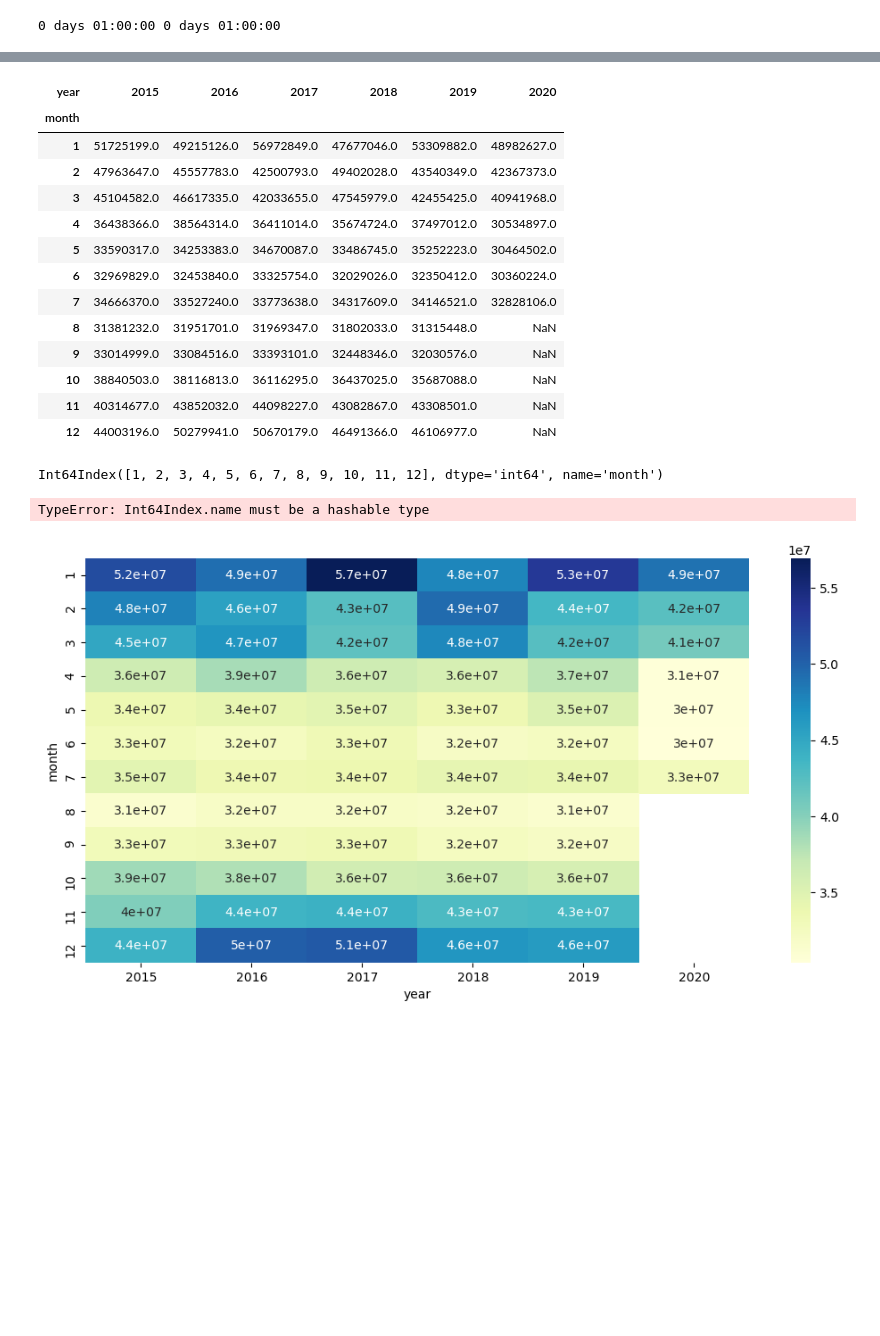
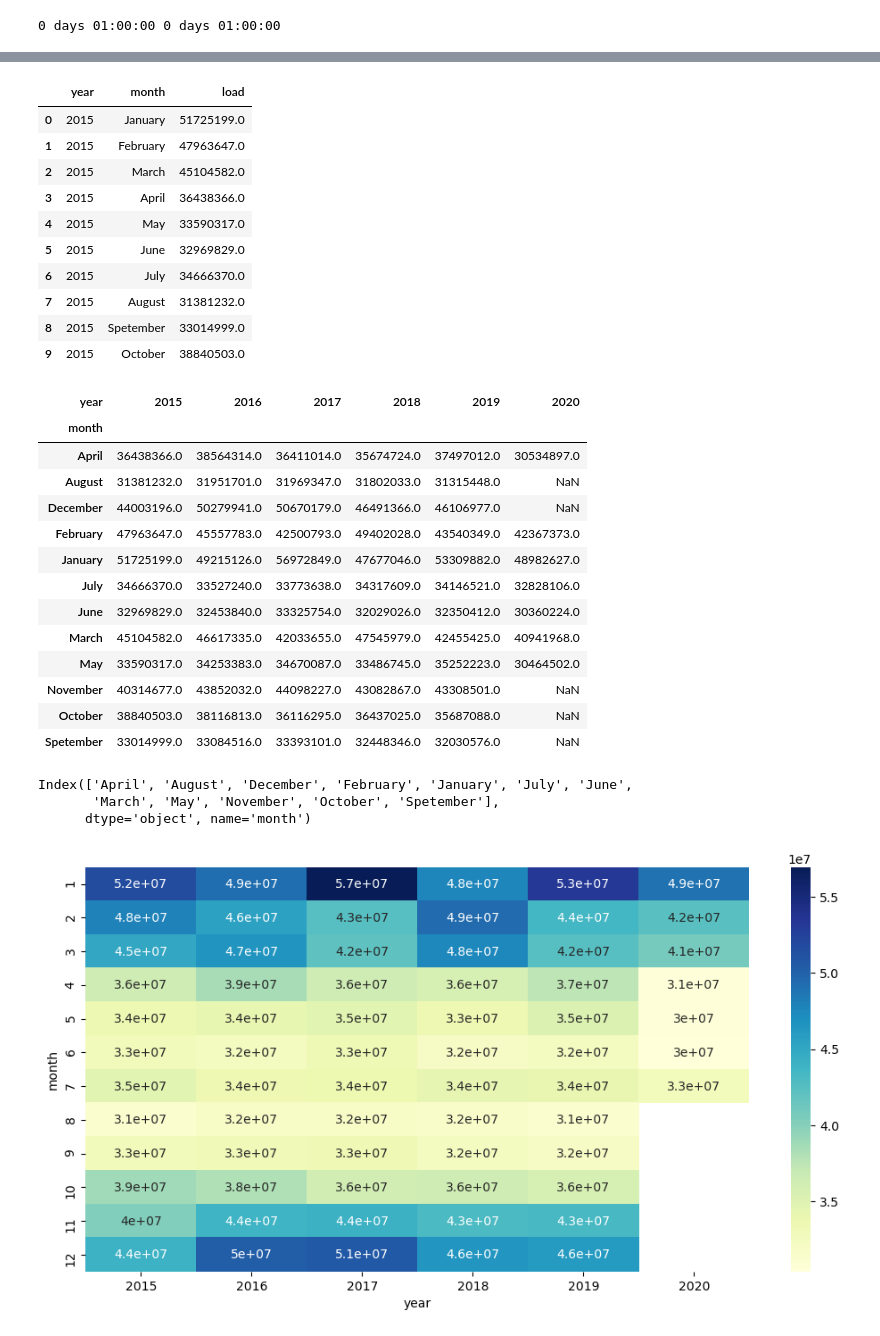
Before and after one commit to AndreaEPFL/Vizies, a Jupyter notebook: First overview_Project.ipynb, the cells around one changed output, grey strips where cells are left out. Cells and saved outputs as stored; diff of their text form; code cells hidden in the pictures; blank space fills up the shorter version.

```diff
--- a/First overview_Project.ipynb
+++ b/First overview_Project.ipynb
@@ -105,34 +94,44 @@ display(nrj_FRANCE.head(10))
 # %%
-nrj_FRANCE_month = pd.DataFrame(nrj_FRANCE.groupby(['year', 'month']).sum())
+nrj_FRANCE_month = pd.DataFrame(nrj_FRANCE[['year', 'month', 'load']].groupby(['year', 'month']).sum())
 
 nrj_FRANCE_month = nrj_FRANCE_month.reset_index()
+nrj_FRANCE_month = nrj_FRANCE_month.replace({"month": month_dict})
+display(nrj_FRANCE_month.head(10))
+
 nrj_FRANCE_month = nrj_FRANCE_month.pivot(index = 'month', columns = 'year', values='load')
 
 display(nrj_FRANCE_month)
 
-nrj_FRANCE_month.index = nrj_FRANCE_month.index.astype(int)
-
 display(nrj_FRANCE_month.index)
-
-nrj_FRANCE_month.index.rename(month_dict)
-display(nrj_FRANCE_month)
 # %% [output]
-| year | 2015 | 2016 | 2017 | 2018 | 2019 | 2020 |
-| month |  |  |  |  |  |  |
-| 1 | 51725199.0 | 49215126.0 | 56972849.0 | 47677046.0 | 53309882.0 | 48982627.0 |
-| 2 | 47963647.0 | 45557783.0 | 42500793.0 | 49402028.0 | 43540349.0 | 42367373.0 |
-| 3 | 45104582.0 | 46617335.0 | 42033655.0 | 47545979.0 | 42455425.0 | 40941968.0 |
-| 4 | 36438366.0 | 38564314.0 | 36411014.0 | 35674724.0 | 37497012.0 | 30534897.0 |
-| 5 | 33590317.0 | 34253383.0 | 34670087.0 | 33486745.0 | 35252223.0 | 30464502.0 |
-| 6 | 32969829.0 | 32453840.0 | 33325754.0 | 32029026.0 | 32350412.0 | 30360224.0 |
-| 7 | 34666370.0 | 33527240.0 | 33773638.0 | 34317609.0 | 34146521.0 | 32828106.0 |
-| 8 | 31381232.0 | 31951701.0 | 31969347.0 | 31802033.0 | 31315448.0 | NaN |
-| 9 | 33014999.0 | 33084516.0 | 33393101.0 | 32448346.0 | 32030576.0 | NaN |
-| 10 | 38840503.0 | 38116813.0 | 36116295.0 | 36437025.0 | 35687088.0 | NaN |
-| 11 | 40314677.0 | 43852032.0 | 44098227.0 | 43082867.0 | 43308501.0 | NaN |
-| 12 | 44003196.0 | 50279941.0 | 50670179.0 | 46491366.0 | 46106977.0 | NaN |
+|  | year | month | load |
+| 0 | 2015 | January | 51725199.0 |
+| 1 | 2015 | February | 47963647.0 |
+| 2 | 2015 | March | 45104582.0 |
+| 3 | 2015 | April | 36438366.0 |
+| 4 | 2015 | May | 33590317.0 |
+| 5 | 2015 | June | 32969829.0 |
+| 6 | 2015 | July | 34666370.0 |
+| 7 | 2015 | August | 31381232.0 |
+| 8 | 2015 | Spetember | 33014999.0 |
+| 9 | 2015 | October | 38840503.0 |
+| year | 2015 | 2016 | 2017 | 2018 | 2019 | 2020 |
+| month |  |  |  |  |  |  |
+| April | 36438366.0 | 38564314.0 | 36411014.0 | 35674724.0 | 37497012.0 | 30534897.0 |
+| August | 31381232.0 | 31951701.0 | 31969347.0 | 31802033.0 | 31315448.0 | NaN |
+| December | 44003196.0 | 50279941.0 | 50670179.0 | 46491366.0 | 46106977.0 | NaN |
+| February | 47963647.0 | 45557783.0 | 42500793.0 | 49402028.0 | 43540349.0 | 42367373.0 |
+| January | 51725199.0 | 49215126.0 | 56972849.0 | 47677046.0 | 53309882.0 | 48982627.0 |
+| July | 34666370.0 | 33527240.0 | 33773638.0 | 34317609.0 | 34146521.0 | 32828106.0 |
+| June | 32969829.0 | 32453840.0 | 33325754.0 | 32029026.0 | 32350412.0 | 30360224.0 |
+| March | 45104582.0 | 46617335.0 | 42033655.0 | 47545979.0 | 42455425.0 | 40941968.0 |
+| May | 33590317.0 | 34253383.0 | 34670087.0 | 33486745.0 | 35252223.0 | 30464502.0 |
+| November | 40314677.0 | 43852032.0 | 44098227.0 | 43082867.0 | 43308501.0 | NaN |
+| October | 38840503.0 | 38116813.0 | 36116295.0 | 36437025.0 | 35687088.0 | NaN |
+| Spetember | 33014999.0 | 33084516.0 | 33393101.0 | 32448346.0 | 32030576.0 | NaN |
-Int64Index([1, 2, 3, 4, 5, 6, 7, 8, 9, 10, 11, 12], dtype='int64', name='month')
+Index(['April', 'August', 'December', 'February', 'January', 'July', 'June',
+       'March', 'May', 'November', 'October', 'Spetember'],
+      dtype='object', name='month')
-TypeError: Int64Index.name must be a hashable type
 # %%
 plt.figure(figsize=(12, 6), dpi=100)
 
```
Also changed, not shown: parts of 5 cells of this notebook, 3 other files.
